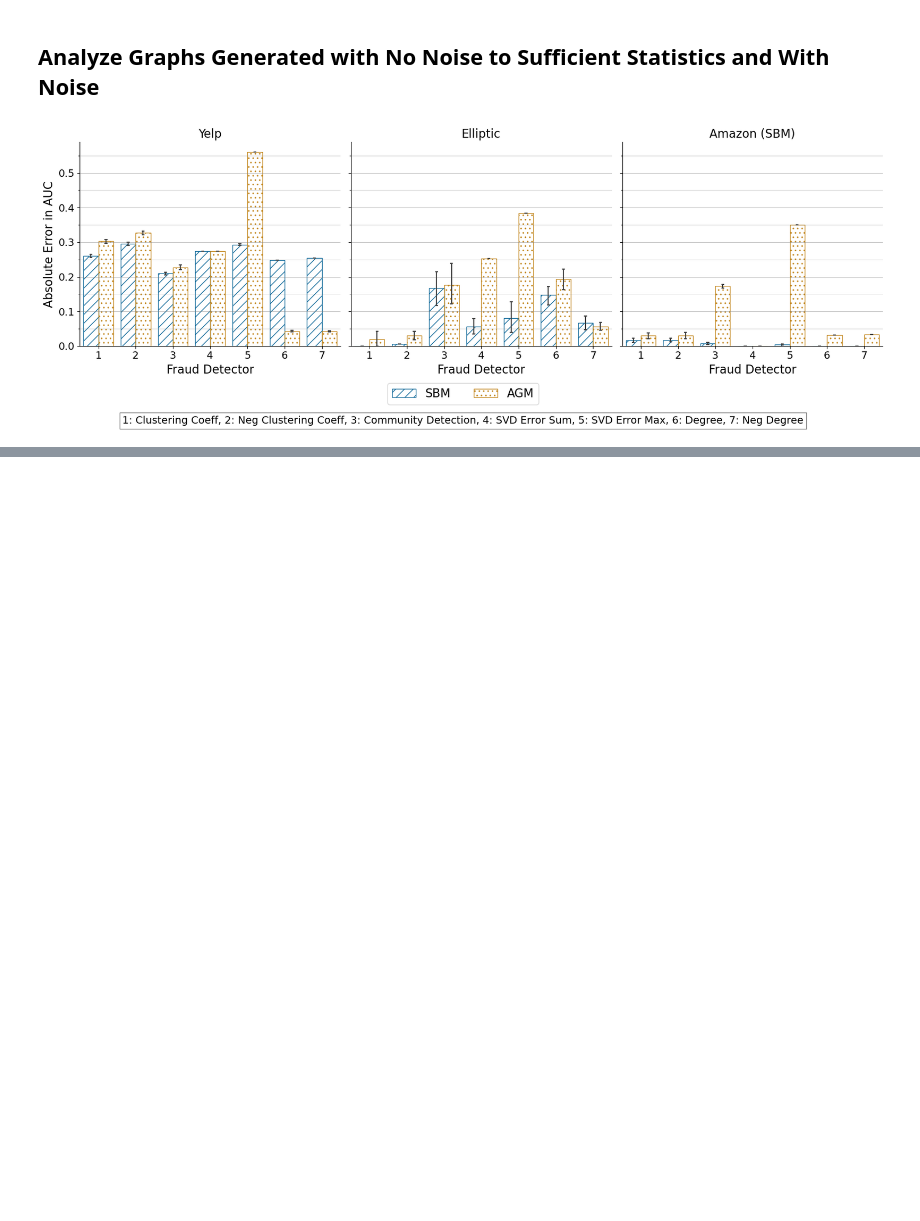
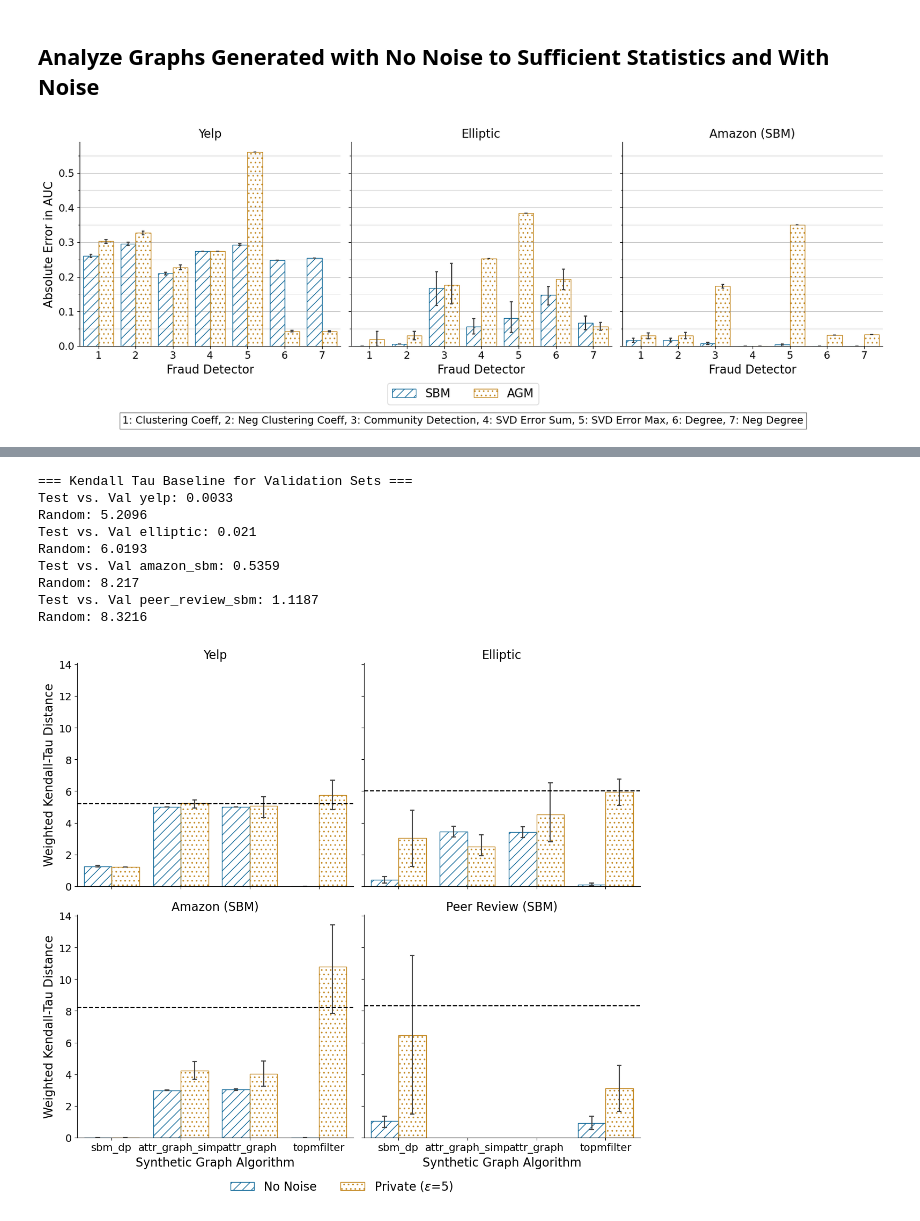
Before and after one commit to akgoldberg/private_fraud_benchmarking, a Jupyter notebook: visualizations.ipynb, the cells around one changed output, grey strips where cells are left out. Saved outputs shown, nothing was run; the diff lists cells and outputs as text; code cells hidden in the pictures; blank space fills up the shorter version.

```diff
--- a/visualizations.ipynb
+++ b/visualizations.ipynb
@@ -488,3 +537,10 @@ plot_nonprivate(df, ['yelp', 'elliptic', 'amazon_sbm'])
 [figure]
 # %%
 # plot kendall tau distances for non-private results (and add private for eps = 5 eventually)
+no_noise = analyze_synthgraph_results_leaderboard(nonoise=True)
+no_noise['kind'] = 'No Noise'
+
+private = analyze_synthgraph_results_leaderboard(nonoise=False, eps=5.0, deg_cutoff_rate=1.0)
+private['kind'] = 'Private ($\epsilon$=5)'
+
+df_plot = pd.concat([no_noise, private])
@@ -509,0 +547,34 @@ plot_nonprivate(df, ['yelp', 'elliptic', 'amazon_sbm'])
+# %%
+datasets = ['yelp', 'elliptic', 'amazon_sbm', 'peer_review_sbm']
+random_baselines = get_leaderboard_baselines(split='val')
+g = sns.catplot(data=df_plot, x='synthetic_algo', y='dist', hue='kind', col='dataset', kind='bar', palette='colorblind',
+                 col_order=datasets, sharey=True, errorbar=('ci', 95), errwidth=1.5, capsize=0.05, col_wrap=2)
+
+# set subplot titles to just dataset name
+for i, ax in enumerate(g.axes.flat):
+    ax.axhline(random_baselines[datasets[i]], ls='--', color='black') # add line for random baseline
+    ax.set_title(DATASET_NAMES[datasets[i]], fontsize=16) # set title to just dataset name
+    ax.tick_params(axis='both', which='major', labelsize=14) # increase fontsize of x and y tick labels
+
+_ = add_hatches(g)
+
+g.set_ylabels('Weighted Kendall-Tau Distance', fontsize=16)
+g.set_xlabels('Synthetic Graph Algorithm', fontsize=16)
+
+handles, labels = g.axes.flat[0].get_legend_handles_labels()
+g._legend.remove()
+l = g.figure.legend(handles, labels, ncol=2, loc='lower center',
+            bbox_to_anchor=(0.5, -0.05), frameon=False, fontsize=16)
+
+plt.tight_layout()
+# %% [output]
+=== Kendall Tau Baseline for Validation Sets ===
+Test vs. Val yelp: 0.0033
+Random: 5.2096
+Test vs. Val elliptic: 0.021
+Random: 6.0193
+Test vs. Val amazon_sbm: 0.5359
+Random: 8.217
+Test vs. Val peer_review_sbm: 1.1187
+Random: 8.3216
+[figure, added]
```
Also changed, not shown: parts of 4 cells of this notebook, 2 other files.
